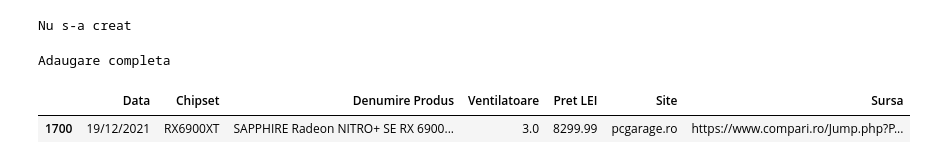
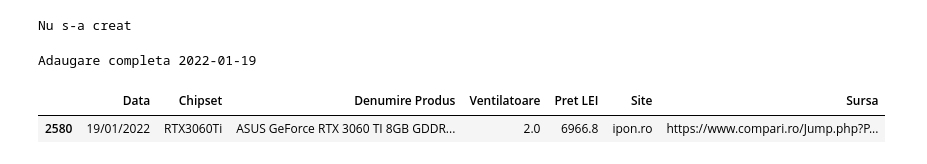
Before and after one commit to IulianRo3/PlaciVideo, a Jupyter notebook: AnalizaPlaciJupit.ipynb, the cells around one changed output. Cells and saved outputs as stored; diff of their text form; code cells hidden in the pictures.

Commit message:
Updated the data in the csv
Also added the date I ran last time the script

```diff
--- a/AnalizaPlaciJupit.ipynb
+++ b/AnalizaPlaciJupit.ipynb
@@ -82,15 +82,17 @@ else:
 # %% [output]
 Nu s-a creat
 # %%
+from datetime import date
+data_azi = date.today()
 GPU_Comparator_df2 = pd.read_csv('AnalizaPlaci.csv')
 if Daily_GPA_df['Data curenta'].iloc[0] != GPU_Comparator_df2['Data curenta'].iloc[-1]:
     Daily_GPA_df.to_csv('AnalizaPlaci.csv', mode='a', header=False,index=False)
     df3 = pd.read_csv('AnalizaPlaci.csv')
     df3.to_csv('AnalizaPlaci2.csv',index = False)
-    print("Adaugare completa")
+    print(f"Adaugare completa {data_azi}")
 else:
-    print('Ai adaugat deja azi, incearca maine')
+    print(f'''Ai adaugat deja azi: {data_azi}, incearca maine''')
 # %% [output]
-Adaugare completa
+Adaugare completa 2022-01-19
 # %%
 import pandas as pd
@@ -416,17 +414,17 @@ fig.show()
 # %%
 import pandas as pd
 from IPython.display import display
 df_daily = pd.read_csv("AnalizaPlaci2.csv")
 data_curenta = df_daily['Data curenta'].iloc[-1]
 #data_aleasa = input('Alege data(format: dd/mm/yyyy)')
 df_daily = df_daily.loc[df_daily['Data curenta'] == data_curenta]
 df_daily = df_daily[['Data curenta','Chipset','Denumire Produs','Ventilatoare','Pret LEI','Site','Sursa']]
 df_daily.rename(columns={'Data curenta' : 'Data'},inplace=True)
-df_daily = df_daily[df_daily['Denumire Produs'].str.contains('6900')]
+df_daily = df_daily[df_daily['Denumire Produs'].str.contains('3060 TI')]
 display(df_daily.sort_values('Pret LEI',ascending=False))
 # %% [output]
 |  | Data | Chipset | Denumire Produs | Ventilatoare | Pret LEI | Site | Sursa |
-| 1700 | 19/12/2021 | RX6900XT | SAPPHIRE Radeon NITRO+ SE RX 6900... | 3.0 | 8299.99 | pcgarage.ro | https://www.compari.ro/Jump.php?P... |
+| 2580 | 19/01/2022 | RTX3060Ti | ASUS GeForce RTX 3060 TI 8GB GDDR... | 2.0 | 6966.8 | ipon.ro | https://www.compari.ro/Jump.php?P... |
 # %%
 import pandas as pd
 from IPython.display import display
```
Also changed, not shown: parts of 3 cells of this notebook, 4 other files.
